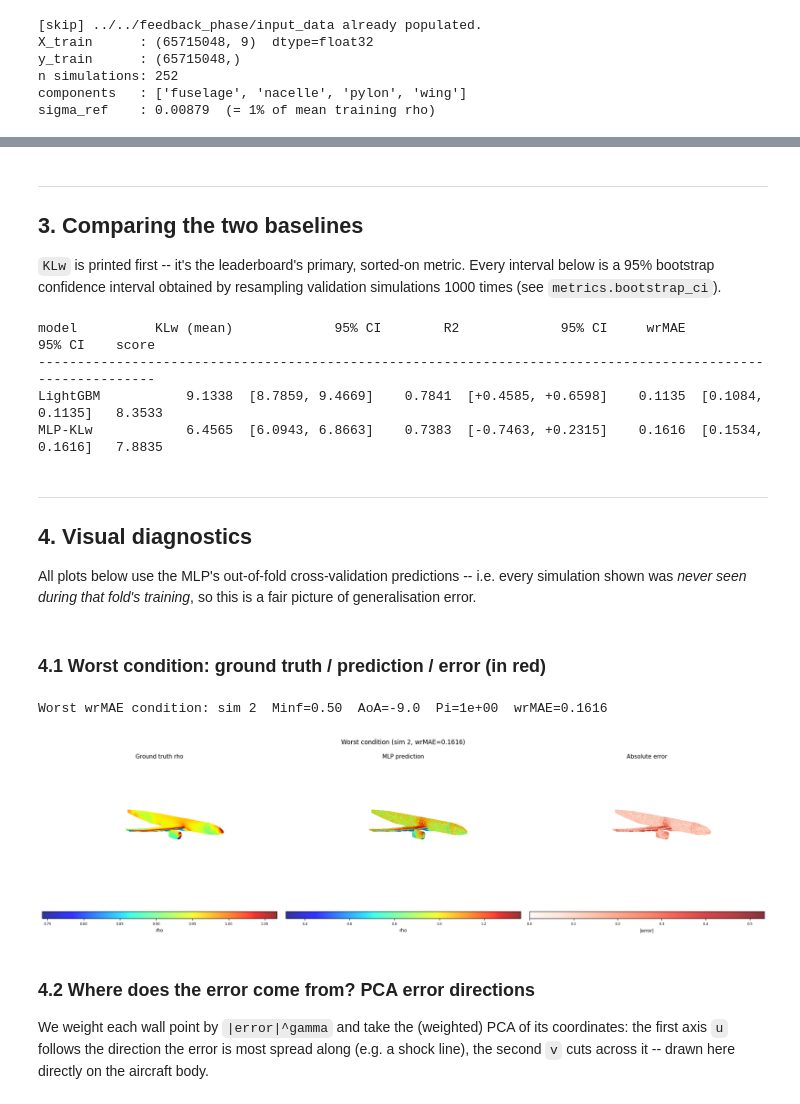
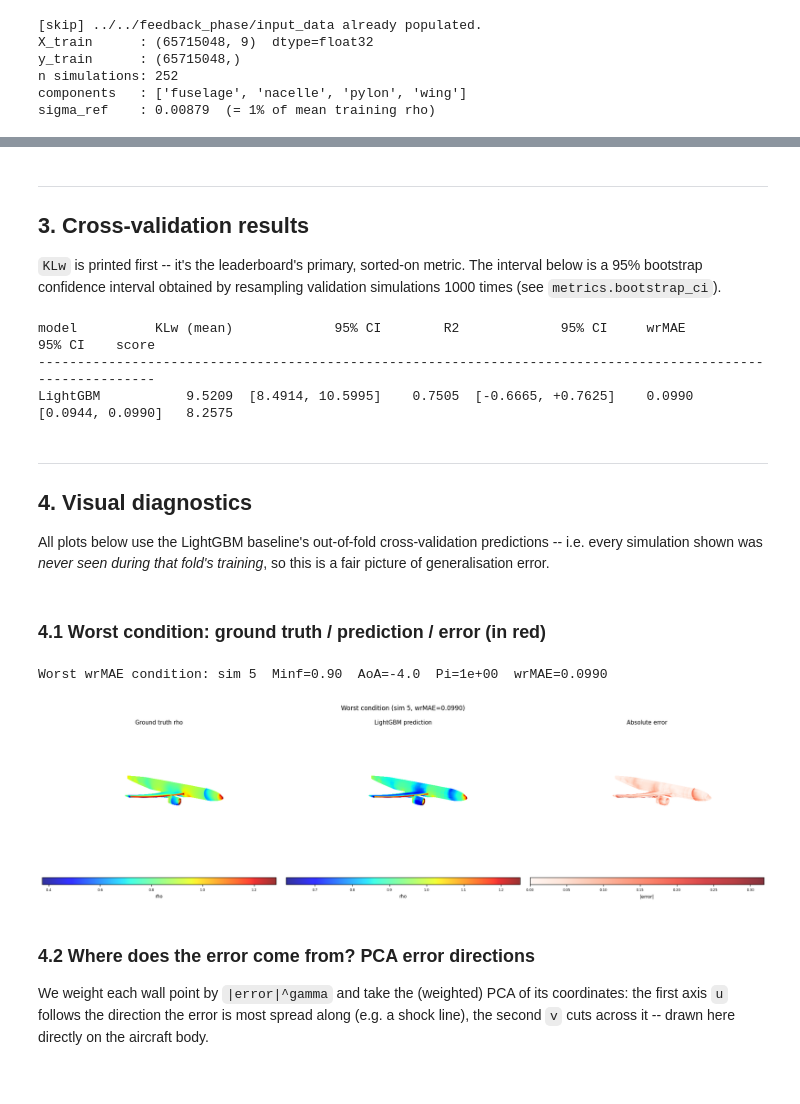
Before and after one commit to Akawalid/onera_468_crm_wall_distribution_regression_challenge_v2, a Jupyter notebook: bundle/starting_kit/starting_kit.ipynb, the cells around one changed output, grey strips where cells are left out. Cells and saved outputs as stored; diff of their text form; code cells hidden in the pictures.

```diff
--- a/bundle/starting_kit/starting_kit.ipynb
+++ b/bundle/starting_kit/starting_kit.ipynb
@@ -90,0 +102,11 @@ estimate of test performance than a single random split.
+# %%
+N_PER_MACH = 4  # out of 36 simulations per Mach in the train set
+
+sub_idx    = D.subsample_sims_per_mach(train_conds, N_PER_MACH, seed=0)
+X_sub, y_sub = D.select_sims(X_train, y_train, sub_idx, M.NWALLP)
+sub_conds  = train_conds[sub_idx]
+sub_weights = D.confidence_weights(sub_conds)
+
+print(f'Subsampled {len(sub_idx)} / {n_sims} simulations '
+      f'({N_PER_MACH} per Mach x {len(np.unique(sub_conds[:, 0]))} Machs)')
+print(f'X_sub: {X_sub.shape}')
@@ -100,9 +123,9 @@ prediction still runs at full resolution. See `kit_utils/lgbm_baseline.py`.
 # %%
 from kit_utils import lgbm_baseline as lgbm
 
-print('LightGBM cross-validation (pointwise, point_stride=8)...')
-y_cv_lgbm = lgbm.cv_predict(X_train, y_train, train_conds, point_stride=8, n_estimators=200)
-res_lgbm = M.evaluate(y_train, y_cv_lgbm, train_weights, comp_masks, sigma_ref)
+print('LightGBM cross-validation (pointwise, subsampled sims)...')
+y_cv_lgbm = lgbm.cv_predict(X_sub, y_sub, sub_conds)
+res_lgbm = M.evaluate(y_sub, y_cv_lgbm, sub_weights, comp_masks, sigma_ref)
 print(f"\nLightGBM  ->  KLw={res_lgbm['mean_KL']:.4f}  R2={res_lgbm['R2']:.4f}  "
       f"wrMAE={res_lgbm['wrMAE']:.4f}  score={res_lgbm['score']:.4f}")
 # %% [output]
@@ -166,42 +156,41 @@ MLP-KLw   ->  KLw=6.4565  R2=0.7383  wrMAE=0.1616  score=7.8835
 # %% [markdown]
 ---
-## 3. Comparing the two baselines
+## 3. Cross-validation results
 
-`KLw` is printed first -- it's the leaderboard's primary, sorted-on metric. Every
+`KLw` is printed first -- it's the leaderboard's primary, sorted-on metric. The
 interval below is a 95% bootstrap confidence interval obtained by resampling
 validation simulations 1000 times (see `metrics.bootstrap_ci`).
 # %%
-M.print_leaderboard({'LightGBM': res_lgbm, 'MLP-KLw': res_mlp})
+M.print_leaderboard({'LightGBM': res_lgbm})
 # %% [output]
 model          KLw (mean)             95% CI        R2             95% CI     wrMAE             95% CI    score
 ------------------------------------------------------------------------------------------------------------
-LightGBM           9.1338  [8.7859, 9.4669]    0.7841  [+0.4585, +0.6598]    0.1135  [0.1084, 0.1135]   8.3533
-MLP-KLw            6.4565  [6.0943, 6.8663]    0.7383  [-0.7463, +0.2315]    0.1616  [0.1534, 0.1616]   7.8835
+LightGBM           9.5209  [8.4914, 10.5995]    0.7505  [-0.6665, +0.7625]    0.0990  [0.0944, 0.0990]   8.2575
 # %% [markdown]
 ---
 ## 4. Visual diagnostics
 
-All plots below use the MLP's out-of-fold cross-validation predictions -- i.e. every
-simulation shown was *never seen during that fold's training*, so this is a fair
-picture of generalisation error.
+All plots below use the LightGBM baseline's out-of-fold cross-validation
+predictions -- i.e. every simulation shown was *never seen during that fold's
+training*, so this is a fair picture of generalisation error.
 # %% [markdown]
 ### 4.1 Worst condition: ground truth / prediction / error (in red)
 # %%
 from kit_utils import pca_plots as PP
 
-iworst_wrmae, wrmae_worst, _ = M.compute_wrMAE(y_train, y_cv_mlp, train_weights)
-Minf, AoA, Pi = train_conds[iworst_wrmae]
+iworst_wrmae, wrmae_worst, _ = M.compute_wrMAE(y_sub, y_cv_lgbm, sub_weights)
+Minf, AoA, Pi = sub_conds[iworst_wrmae]
 print(f'Worst wrMAE condition: sim {iworst_wrmae}  Minf={Minf:.2f}  AoA={AoA:.1f}  '
       f'Pi={Pi:.0e}  wrMAE={wrmae_worst:.4f}')
 
 sl = slice(iworst_wrmae * M.NWALLP, (iworst_wrmae + 1) * M.NWALLP)
-X_sim, y_sim, yhat_sim = X_train[sl], y_train[sl], y_cv_mlp[sl]
+X_sim, y_sim, yhat_sim = X_sub[sl], y_sub[sl], y_cv_lgbm[sl]
 
 PP.plot_condition(X_sim, y_sim, yhat_sim, title_suffix=f' (sim {iworst_wrmae}, wrMAE={wrmae_worst:.4f})',
-                   model_name='MLP')
+                   model_name='LightGBM')
 # %% [output]
-Worst wrMAE condition: sim 2  Minf=0.50  AoA=-9.0  Pi=1e+00  wrMAE=0.1616
+Worst wrMAE condition: sim 5  Minf=0.90  AoA=-4.0  Pi=1e+00  wrMAE=0.0990
-[figure, old version]
+[figure, new version]
 # %% [markdown]
 ### 4.2 Where does the error come from? PCA error directions
 
```
Also changed, not shown: parts of 12 cells of this notebook, 26 other files.
